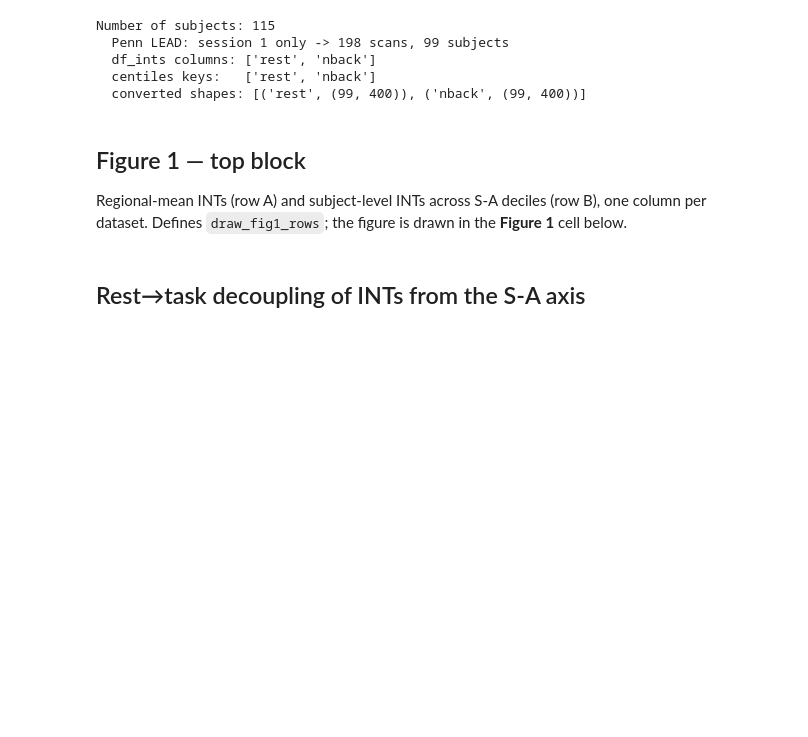
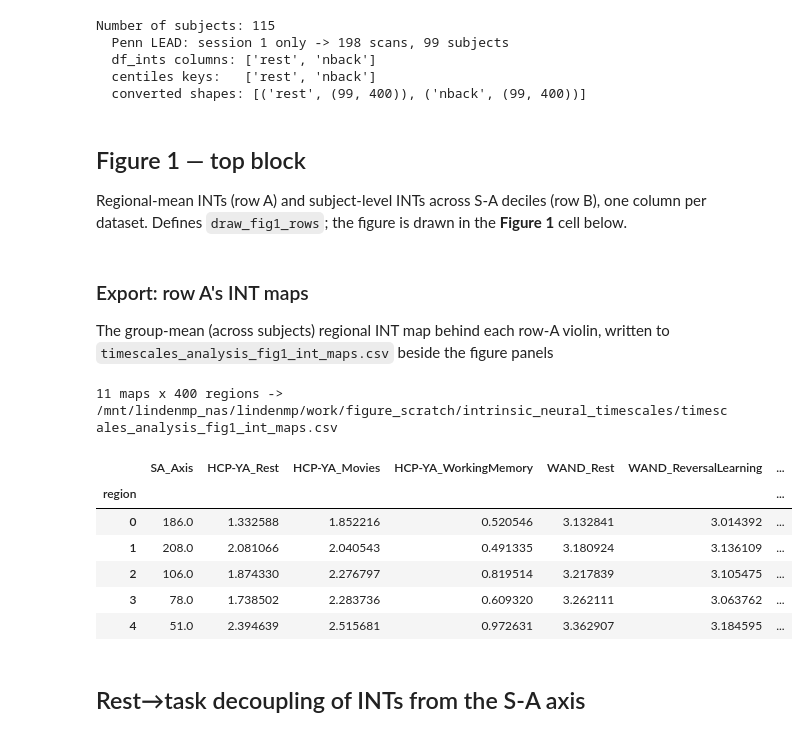
Before and after one commit to LindenParkesLab/intrinsic_neural_timescales, a Jupyter notebook: scripts/timescales_analysis_fig1_super.ipynb, the cells around one changed output. Drawn from its saved outputs; the diff is of its cells as text; code cells hidden in the pictures; blank space fills up the shorter version.

```diff
--- a/scripts/timescales_analysis_fig1_super.ipynb
+++ b/scripts/timescales_analysis_fig1_super.ipynb
@@ -159,6 +159,36 @@ def draw_fig1_rows(fig, gs):
             ylabels=(tuple(FIG1_AXIS_LABEL.format(k) for k in ('mean', 'subjects'))
                      if col_idx == 0 else None),
             winsorize_columns=('reversallearning',) if dataset == 'WAND' else ())
+# %% [markdown]
+### Export: row A's INT maps
+
+The group-mean (across subjects) regional INT map behind each row-A violin, written to `timescales_analysis_fig1_int_maps.csv` beside the figure panels
+# %%
+# Row A's group-mean INT maps, every dataset x condition, as one regions x maps table for use outside this
+# notebook. Read straight from df_ints, so the values are exactly the ones row A plots (no winsorizing:
+# that is row B only). Columns are '<dataset>_<condition>', in figure order; SA_Axis is kept for reference.
+sa_axis = all_data[dataset_order[0]]['df_neuro'][brain_map]
+df_int_maps = pd.DataFrame({brain_map: sa_axis.to_numpy()}, index=pd.RangeIndex(len(sa_axis), name='region'))
+for dataset in dataset_order:
+    d = all_data[dataset]
+    assert np.array_equal(d['df_neuro'][brain_map].to_numpy(), sa_axis.to_numpy()), f'{dataset}: parcel order differs'
+    for cond in d['df_ints'].columns:
+        label = LABEL_MAP.get(cond, cond).replace('\n', '').replace(' ', '')
+        df_int_maps[f'{dataset}_{label}'] = d['df_ints'][cond].to_numpy()
+
+int_maps_path = f'{fig_dir}/timescales_analysis_fig1_int_maps.csv'
+df_int_maps.to_csv(int_maps_path)
+print(f'{df_int_maps.shape[1] - 1} maps x {len(df_int_maps)} regions -> {int_maps_path}')
+df_int_maps.head()
+# %% [output]
+11 maps x 400 regions -> /mnt/lindenmp_nas/lindenmp/work/figure_scratch/intrinsic_neural_timescales/timescales_analysis_fig1_int_maps.csv
+|  | SA_Axis | HCP-YA_Rest | HCP-YA_Movies | HCP-YA_WorkingMemory | WAND_Rest | WAND_ReversalLearning | ... |
+| region |  |  |  |  |  |  | ... |
+| 0 | 186.0 | 1.332588 | 1.852216 | 0.520546 | 3.132841 | 3.014392 | ... |
+| 1 | 208.0 | 2.081066 | 2.040543 | 0.491335 | 3.180924 | 3.136109 | ... |
+| 2 | 106.0 | 1.874330 | 2.276797 | 0.819514 | 3.217839 | 3.105475 | ... |
+| 3 | 78.0 | 1.738502 | 2.283736 | 0.609320 | 3.262111 | 3.063762 | ... |
+| 4 | 51.0 | 2.394639 | 2.515681 | 0.972631 | 3.362907 | 3.184595 | ... |
 # %% [markdown]
 ## Rest→task decoupling of INTs from the S-A axis
 # %%
```
Also changed, not shown: parts of 1 cell of this notebook.
